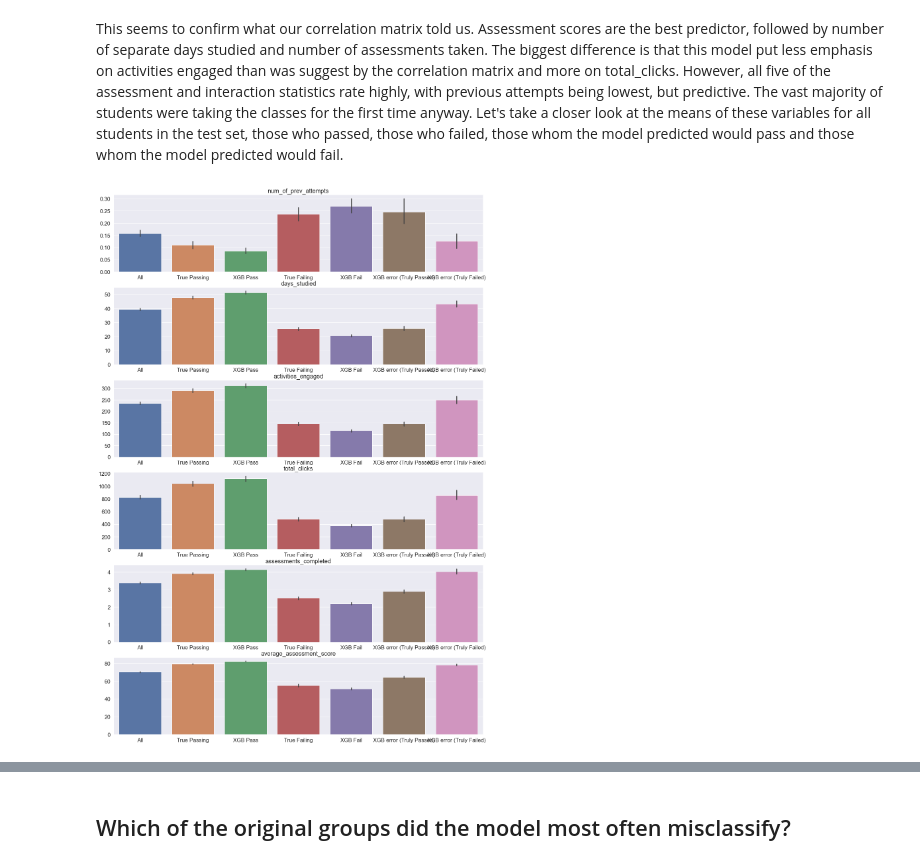
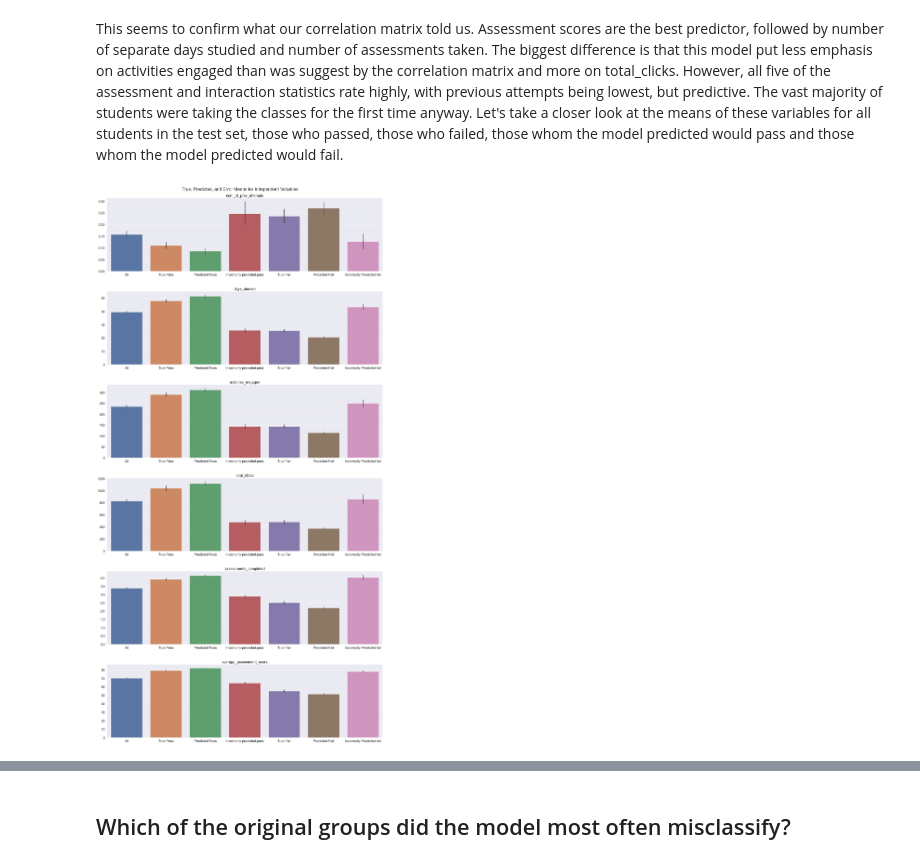
Before and after one commit to Caellwyn/ou_student_predictions, a Jupyter notebook: report/report_notebook.ipynb, the cells around one changed output, grey strips where cells are left out. Saved outputs shown, nothing was run; the diff lists cells and outputs as text; code cells hidden in the pictures.

```diff
--- a/report/report_notebook.ipynb
+++ b/report/report_notebook.ipynb
@@ -502,30 +507,35 @@ This seems to confirm what our correlation matrix told us.  Assessment scores ar
 # %%
 evaluation = X_test.copy()
 
 evaluation['result'] = y_test
 evaluation['XGB'] = y_pred
 evaluation['true uncollapsed'] = y_test_uncollapsed
 
-fig, axes = plt.subplots(6,1, figsize = (20,30))
+fig, axes = plt.subplots(6,1, figsize = (22,40))
 axes = axes.ravel()
 for i, column in enumerate(X_test.columns[1:]):
     to_graph = pd.DataFrame()
     to_graph['All'] = evaluation[column]
-    to_graph['True Passing'] = evaluation[evaluation['result'] == 'No Intervention'][column]
-    to_graph['XGB Pass'] = evaluation[evaluation['XGB'] == 'No Intervention'][column]
-    to_graph['True Failing'] = evaluation[evaluation['result'] == 'Needs Intervention'][column]
-    to_graph['XGB Fail'] = evaluation[evaluation['XGB'] == 'Needs Intervention'][column]
-    to_graph['XGB error (Truly Passed)'] = evaluation[(evaluation['XGB']
+    to_graph['True Pass'] = evaluation[evaluation['result'] == 'No Intervention'][column]
+    to_graph['Predicted Pass'] = evaluation[evaluation['XGB'] == 'No Intervention'][column]
+    to_graph['Incorrectly predicted pass'] = evaluation[(evaluation['XGB']
                                                != evaluation['result'])
                                                & (evaluation['XGB'] == 'Needs Intervention')][column]
-    to_graph['XGB error (Truly Failed)'] = evaluation[(evaluation['XGB']
+    to_graph['True Fail'] = evaluation[evaluation['result'] == 'Needs Intervention'][column]
+    to_graph['Predicted Fail'] = evaluation[evaluation['XGB'] == 'Needs Intervention'][column]
+    to_graph['Incorrectly Predicted fail'] = evaluation[(evaluation['XGB']
                                                != evaluation['result'])
                                                & (evaluation['XGB'] == 'No Intervention')][column]
 
     sns.barplot(data = to_graph, ax = axes[i])
     axes[i].set(title=column)
+
+fig.tight_layout(pad = 5, h_pad = 3)
+plt.suptitle('True, Predicted, and Error Means for Independent Variables')
+plt.savefig('../figures/true_pred_error_var_means.png', dpi=250)
+plt.show()
 # %% [output]
-[figure, old version]
+[figure, new version]
 # %% [markdown]
 A note, first, these graphs are not normalized by course.  That graph is easy to make by replacing `X_test` above with `X_test_transformed`.  If you'd like to see that, I leave it to you to try that.  It's a little messier to read, though.
 
```
Also changed, not shown: parts of 6 cells of this notebook, 13 other files.
